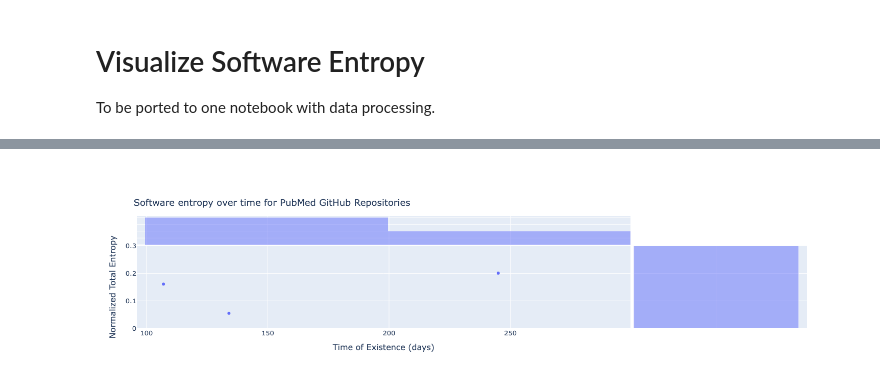
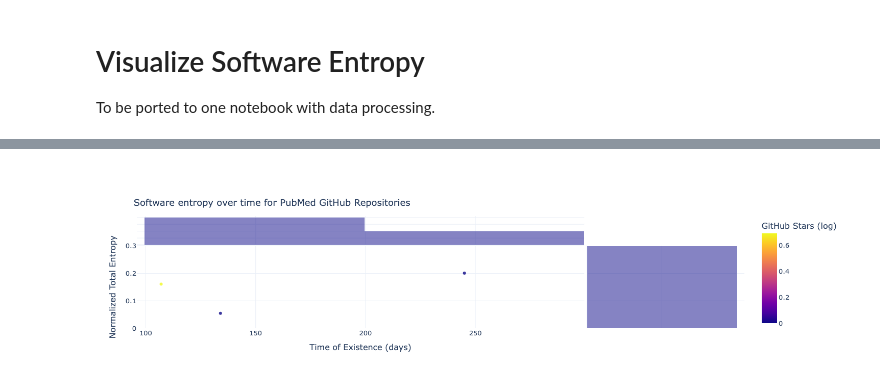
Before and after one commit to software-gardening/almanack, a Jupyter notebook: src/book/verdant-sundial/visualize.ipynb, the cells around one changed output, grey strips where cells are left out. Drawn from its saved outputs; the diff is of its cells as text; code cells hidden in the pictures.

Commit message:
add further github detail to dataviz

```diff
--- a/src/book/verdant-sundial/visualize.ipynb
+++ b/src/book/verdant-sundial/visualize.ipynb
@@ -3,10 +3,18 @@
 
 To be ported to one notebook with data processing.
 # %%
+import os
+
+import numpy as np
 import pandas as pd
 import plotly.express as px
 import plotly.graph_objects as go
+import plotly.io as pio
+from github import Auth, Github
 from plotly.subplots import make_subplots
+
+# set plotly default theme
+pio.templates.default = "plotly_white"
 
 # read example data which includes pubmed github links detected from article abstracts
 df = pd.read_parquet("repository_analysis_results.parquet")
@@ -16,23 +24,48 @@ df
 | 0 | https://github.com/jtchavisIII/CU... | 0.201187 | 2020-08-18 | 2021-04-20 | 245 |
 | 1 | https://github.com/SunXQlab/EnDecon | 0.160978 | 2022-11-11 | 2023-02-27 | 107 |
 | 2 | https://github.com/ollisa/BELMM | 0.054259 | 2023-05-11 | 2023-09-23 | 134 |
+# %%
+github_client = Github(
+    auth=Auth.Token(os.environ.get("ALMANACK_ANALYSIS_GH_TOKEN")), per_page=100
+)
+
+
+def gather_stars(link):
+    try:
+        return github_client.get_repo(
+            link.replace("https://github.com/", "")
+        ).stargazers_count
+    except:
+        return None
+
+
+df["GitHub Stars"] = df["Repository URL"].apply(gather_stars)
 # %%
+df["GitHub Stars (log)"] = np.log(
+    df["GitHub Stars"].apply(
+        # move 0's to None to avoid divide by 0
+        lambda x: x if x > 0 else None
+    )
+)
+
 fig = px.scatter(
-    df,
+    df.dropna().sort_values(by="GitHub Stars"),
     x="Time of Existence (days)",
     y="Normalized Total Entropy",
     hover_data=["Repository URL"],
     width=800,
     height=400,
     title="Software entropy over time for PubMed GitHub Repositories",
     marginal_x="histogram",
     marginal_y="histogram",
+    opacity=0.8,
+    color="GitHub Stars (log)",
 )
 
 fig.update_layout(
     font=dict(size=13), title={"yref": "container", "y": 0.8, "yanchor": "bottom"}
 )
 fig.write_image("software-information-entropy.png")
 fig.show()
 # %% [output]
-[figure, old version]
+[figure, new version]
```
Also changed, not shown: 3 other files.
